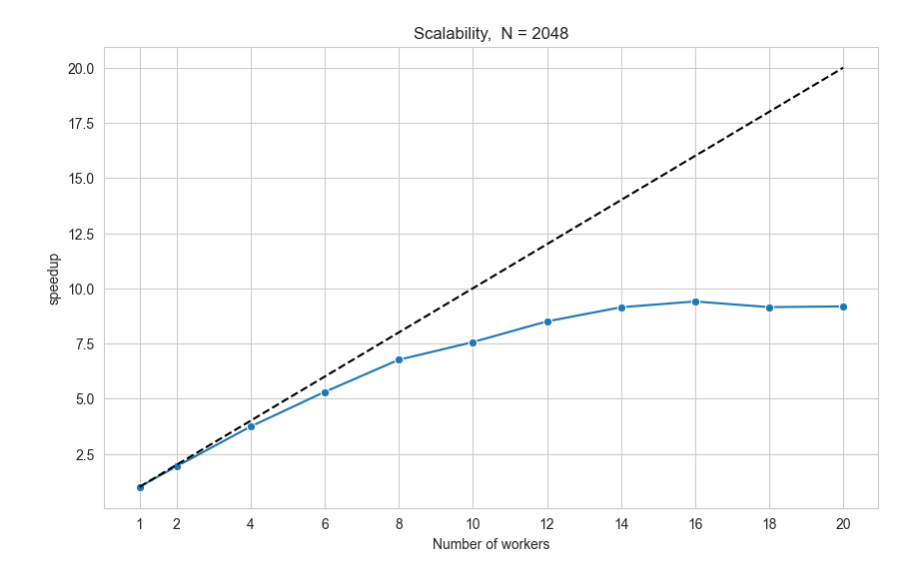
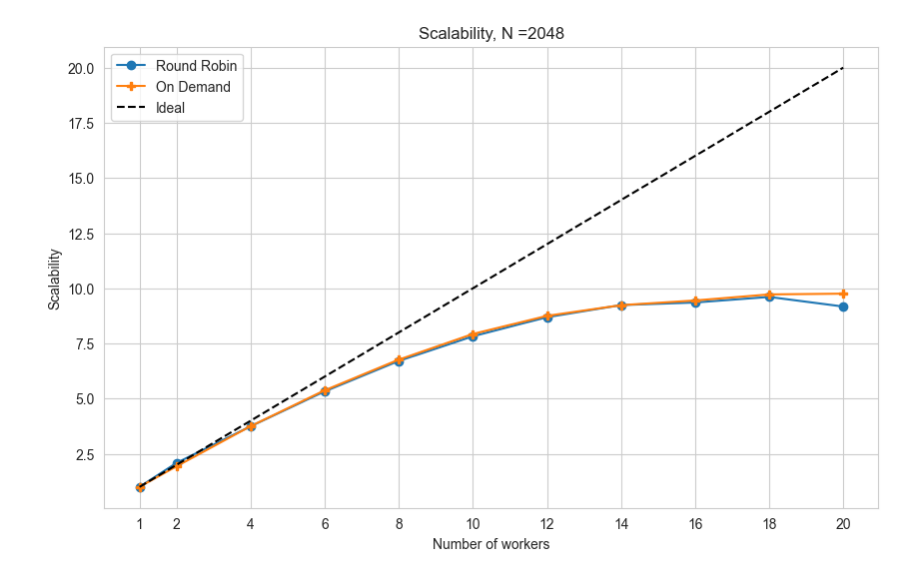
Before and after one commit to g-lago8/SPM-project, a Jupyter notebook: results/results.ipynb, the cells around one changed output. Saved outputs shown, nothing was run; the diff lists cells and outputs as text; code cells hidden in the pictures.

```diff
--- a/results/results.ipynb
+++ b/results/results.ipynb
@@ -5,7 +5,7 @@ import seaborn as sns
 # %%
 df=pd.read_csv('strong_scaling_results.txt', sep=' ', header=None)
 # %%
-df.columns = ['time', 'nworkers', 'blocksize', 'N']
+df.columns = ['time', 'nworkers', 'blocksize', 'N', 'scheduling']
 # %%
 # drop blocksize column
 df.drop('blocksize', axis=1, inplace=True)
@@ -49,3 +36,0 @@ plt.savefig('images/strong_scaling.png')
-# %%
-df['scalability'] = df['time'][0] / df['time']
-df
@@ -64,0 +37,18 @@ df
+# %%
+# group by nworkers and scheduling again, mean values and plot
+grouped = df.groupby(['nworkers', 'scheduling']).mean()
+grouped = grouped.reset_index()
+
+df_rr = grouped[grouped['scheduling'] == 0]
+df_on_demand = grouped[grouped['scheduling'] == 1]
+
+plt.figure(figsize=(10, 6))
+plt.plot(df_rr['nworkers'], df_rr['time'], label='Round Robin', marker='o')
+plt.plot(df_on_demand['nworkers'], df_on_demand['time'], label='On Demand', marker='P')
+plt.xticks(df_rr['nworkers'])
+plt.xlabel('Number of workers')
+plt.ylabel('Time (s)')
+plt.title('Strong scaling, N=2048')
+plt.legend()
+plt.savefig('images/strong_scaling.png')
+plt.show()
@@ -64,0 +57,5 @@ df
+# %%
+df_rr['speedup'] = df_rr['time'].iloc[0] / df_rr['time']
+df_on_demand['speedup'] = df_on_demand['time'].iloc[0] / df_on_demand['time']
+df_rr['efficiency'] = df_rr['speedup'] / df_rr['nworkers']
+df_on_demand['efficiency'] = df_on_demand['speedup'] / df_on_demand['nworkers']
@@ -65,13 +83,14 @@ df
 # %%
 plt.figure(figsize=(10, 6))
-sns.set_style("whitegrid")
-sns.lineplot(data=df, x='nworkers', y='scalability', linestyle='-', marker='o')
-# plot ideal speedup
-plt.plot(df['nworkers'], df['nworkers'], linestyle='--', color='black')
+plt.plot(df_rr['nworkers'], df_rr['speedup'], label='Round Robin', marker='o')
+plt.plot(df_on_demand['nworkers'], df_on_demand['speedup'], label='On Demand', marker='P')
+plt.plot(df_rr['nworkers'], df_rr['nworkers'], label='Ideal', linestyle='--', color='black' )
+plt.xticks(df_rr['nworkers'])
 plt.xlabel('Number of workers')
-plt.ylabel('speedup')
-plt.xticks(df['nworkers'])
-plt.title(f'Scalability,  N = {int(df["N"][0])}')
-plt.savefig('images/scalability.png')
+plt.ylabel('Scalability')
+plt.title('Scalability, N =2048')
+plt.legend()
+plt.savefig('images/strong_scaling_speedup.png')
+plt.show()
 # %% [output]
-[figure, old version]
+[figure, new version]
```
Also changed, not shown: parts of 9 cells of this notebook, 1 other file.
